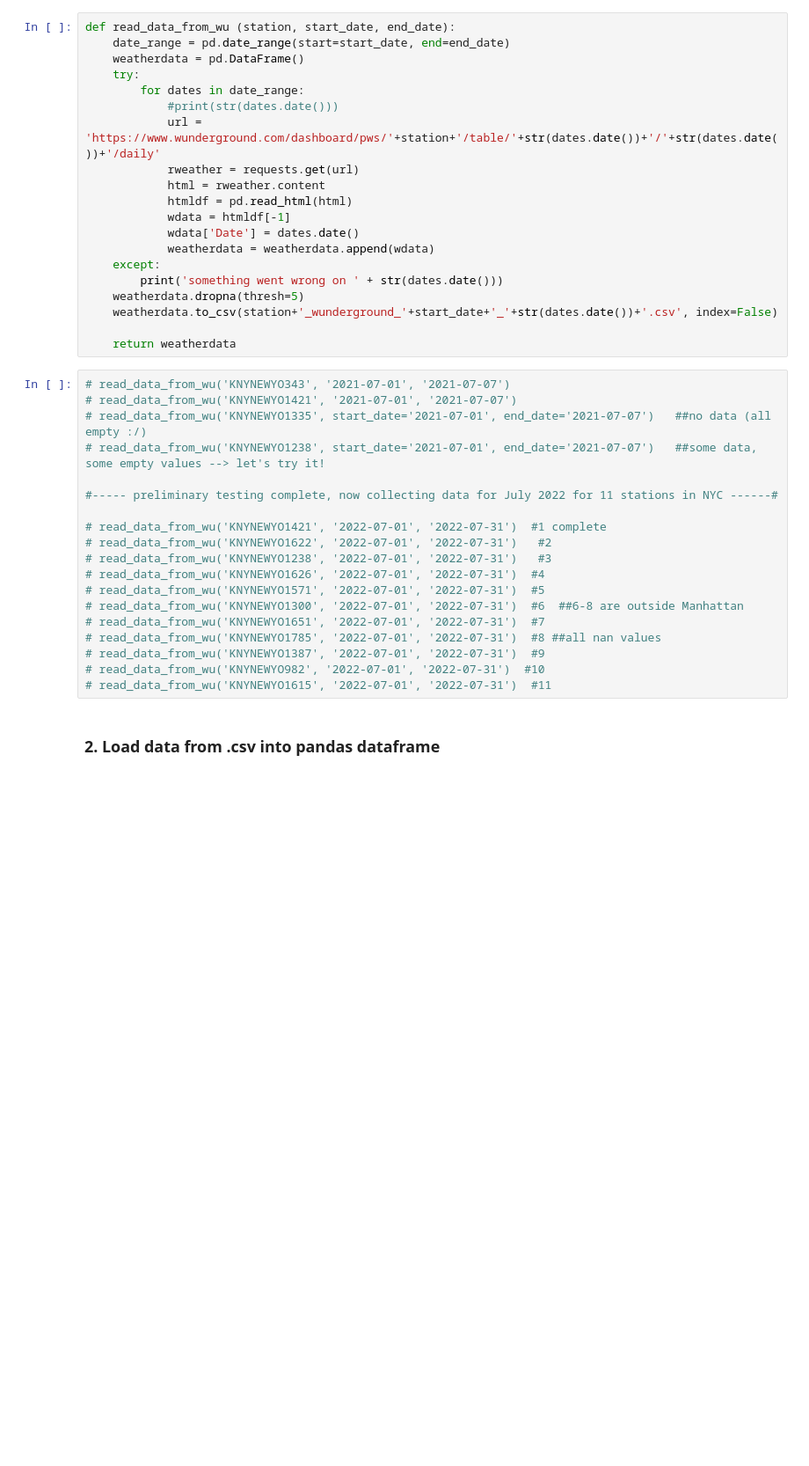
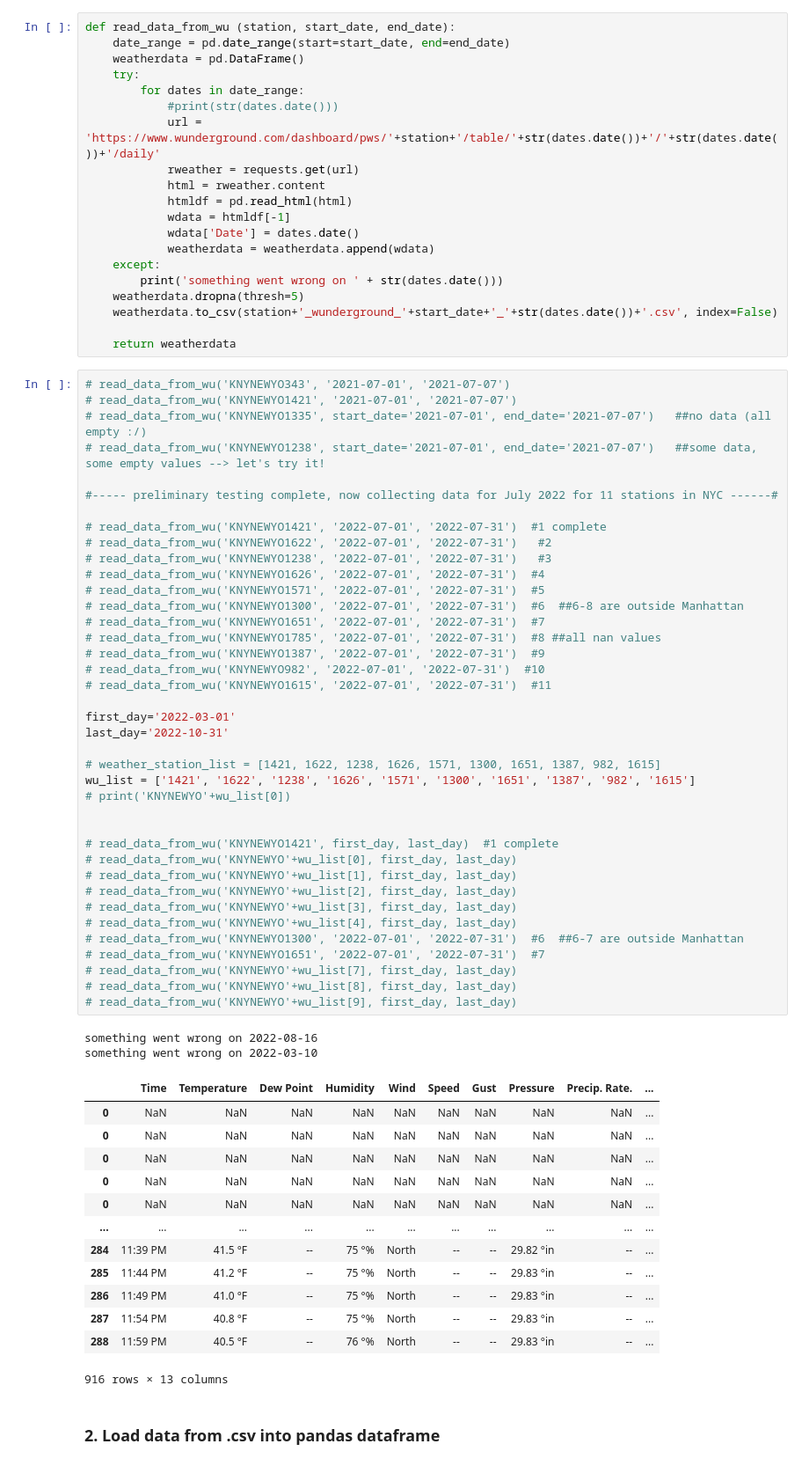
Before and after one commit to soph-loaf/aht_project, a Jupyter notebook: Analyzing_WUData_SAL.ipynb, the cells around one changed output. Shown at 88% size. Drawn from its saved outputs; the diff is of its cells as text; blank space fills up the shorter version.

```diff
--- a/Analyzing_WUData_SAL.ipynb
+++ b/Analyzing_WUData_SAL.ipynb
@@ -43,21 +43,57 @@ def read_data_from_wu (station, start_date, end_date):
 # %%
 # read_data_from_wu('KNYNEWYO343', '2021-07-01', '2021-07-07')
 # read_data_from_wu('KNYNEWYO1421', '2021-07-01', '2021-07-07')
 # read_data_from_wu('KNYNEWYO1335', start_date='2021-07-01', end_date='2021-07-07')   ##no data (all empty :/)
 # read_data_from_wu('KNYNEWYO1238', start_date='2021-07-01', end_date='2021-07-07')   ##some data, some empty values --> let's try it!
 
 #----- preliminary testing complete, now collecting data for July 2022 for 11 stations in NYC ------#
 
 # read_data_from_wu('KNYNEWYO1421', '2022-07-01', '2022-07-31')  #1 complete
 # read_data_from_wu('KNYNEWYO1622', '2022-07-01', '2022-07-31')   #2
 # read_data_from_wu('KNYNEWYO1238', '2022-07-01', '2022-07-31')   #3
 # read_data_from_wu('KNYNEWYO1626', '2022-07-01', '2022-07-31')  #4
 # read_data_from_wu('KNYNEWYO1571', '2022-07-01', '2022-07-31')  #5
 # read_data_from_wu('KNYNEWYO1300', '2022-07-01', '2022-07-31')  #6  ##6-8 are outside Manhattan
 # read_data_from_wu('KNYNEWYO1651', '2022-07-01', '2022-07-31')  #7
 # read_data_from_wu('KNYNEWYO1785', '2022-07-01', '2022-07-31')  #8 ##all nan values
 # read_data_from_wu('KNYNEWYO1387', '2022-07-01', '2022-07-31')  #9
 # read_data_from_wu('KNYNEWYO982', '2022-07-01', '2022-07-31')  #10
 # read_data_from_wu('KNYNEWYO1615', '2022-07-01', '2022-07-31')  #11
+
+first_day='2022-03-01'
+last_day='2022-10-31'
+
+# weather_station_list = [1421, 1622, 1238, 1626, 1571, 1300, 1651, 1387, 982, 1615]
+wu_list = ['1421', '1622', '1238', '1626', '1571', '1300', '1651', '1387', '982', '1615']
+# print('KNYNEWYO'+wu_list[0])
+
+
+# read_data_from_wu('KNYNEWYO1421', first_day, last_day)  #1 complete
+# read_data_from_wu('KNYNEWYO'+wu_list[0], first_day, last_day)
+# read_data_from_wu('KNYNEWYO'+wu_list[1], first_day, last_day)
+# read_data_from_wu('KNYNEWYO'+wu_list[2], first_day, last_day)
+# read_data_from_wu('KNYNEWYO'+wu_list[3], first_day, last_day)
+# read_data_from_wu('KNYNEWYO'+wu_list[4], first_day, last_day)
+# read_data_from_wu('KNYNEWYO1300', '2022-07-01', '2022-07-31')  #6  ##6-7 are outside Manhattan
+# read_data_from_wu('KNYNEWYO1651', '2022-07-01', '2022-07-31')  #7
+# read_data_from_wu('KNYNEWYO'+wu_list[7], first_day, last_day)
+# read_data_from_wu('KNYNEWYO'+wu_list[8], first_day, last_day)
+# read_data_from_wu('KNYNEWYO'+wu_list[9], first_day, last_day)
+# %% [output]
+something went wrong on 2022-08-16
+something went wrong on 2022-03-10
+|  | Time | Temperature | Dew Point | Humidity | Wind | Speed | Gust | Pressure | Precip. Rate. | ... |
+| 0 | NaN | NaN | NaN | NaN | NaN | NaN | NaN | NaN | NaN | ... |
+| 0 | NaN | NaN | NaN | NaN | NaN | NaN | NaN | NaN | NaN | ... |
+| 0 | NaN | NaN | NaN | NaN | NaN | NaN | NaN | NaN | NaN | ... |
+| 0 | NaN | NaN | NaN | NaN | NaN | NaN | NaN | NaN | NaN | ... |
+| 0 | NaN | NaN | NaN | NaN | NaN | NaN | NaN | NaN | NaN | ... |
+| ... | ... | ... | ... | ... | ... | ... | ... | ... | ... | ... |
+| 284 | 11:39 PM | 41.5 °F | -- | 75 °% | North | -- | -- | 29.82 °in | -- | ... |
+| 285 | 11:44 PM | 41.2 °F | -- | 75 °% | North | -- | -- | 29.83 °in | -- | ... |
+| 286 | 11:49 PM | 41.0 °F | -- | 75 °% | North | -- | -- | 29.83 °in | -- | ... |
+| 287 | 11:54 PM | 40.8 °F | -- | 75 °% | North | -- | -- | 29.83 °in | -- | ... |
+| 288 | 11:59 PM | 40.5 °F | -- | 76 °% | North | -- | -- | 29.83 °in | -- | ... |
+916 rows × 13 columns
 # %% [markdown]
 ### 2. Load data from .csv into pandas dataframe
```
Also changed, not shown: parts of 10 cells of this notebook, 9 other files.
